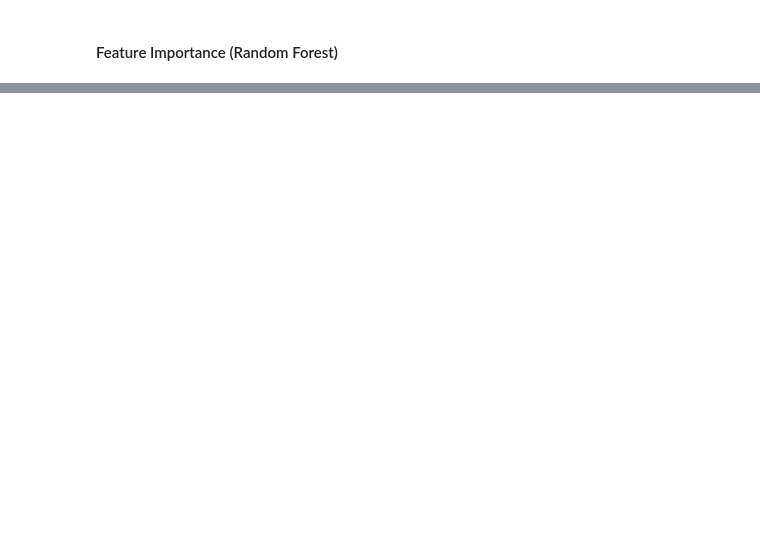
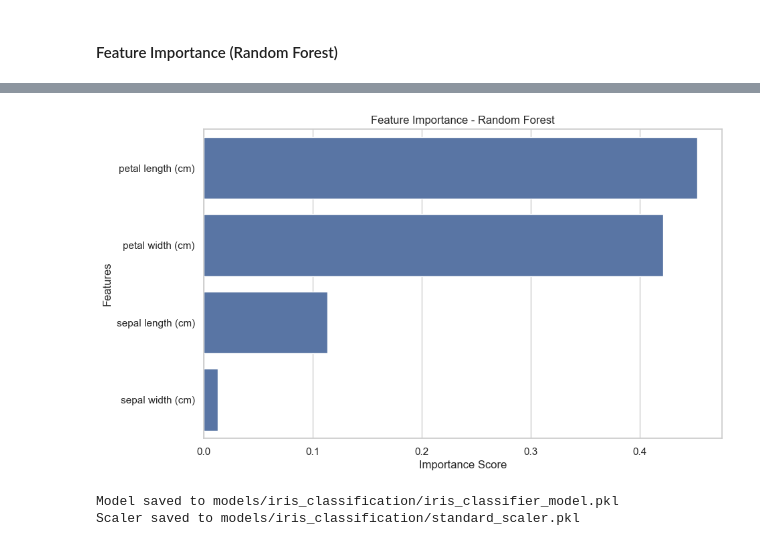
Before and after one commit to kira-1011/Regression-and-Classification-Project, a Jupyter notebook: Classification.ipynb, the cells around one changed output, grey strips where cells are left out. Saved outputs shown, nothing was run; the diff lists cells and outputs as text; code cells hidden in the pictures; blank space fills up the shorter version.

```diff
--- a/Classification.ipynb
+++ b/Classification.ipynb
@@ -312,7 +336,7 @@ features = X.columns
 
 # Plotting feature importance
 plt.figure(figsize=(10, 6))
-sns.barplot(x=importances[indices], y=features[indices], palette='viridis')
+sns.barplot(x=importances[indices], y=features[indices])
 plt.title('Feature Importance - Random Forest')
 plt.xlabel("Importance Score")
 plt.ylabel("Features")
@@ -328,18 +345,23 @@ plt.show()
+[figure, added]
 # %%
 # Create models directory if it doesn't exist
-if not os.path.exists('models'):
-    os.makedirs('models')
+if not os.path.exists("models"):
+    os.makedirs("models")
 
-if not os.path.exists('models/iris_classification'):
-    os.makedirs('models/iris_classification')
+if not os.path.exists("models/iris_classification"):
+    os.makedirs("models/iris_classification")
 
+base = "models/iris_classification/"
 # Save the model
-model_filename = 'models/iris_classification/iris_classifier_model.pkl'
+model_filename = base + "iris_classifier_model.pkl"
 joblib.dump(model, model_filename)
 print(f"Model saved to {model_filename}")
 
 
 # Save the scaler
-scaler_filename = 'models/standard_scaler.pkl'
+scaler_filename = base + "standard_scaler.pkl"
 joblib.dump(scaler, scaler_filename)
 print(f"Scaler saved to {scaler_filename}")
+# %% [output]
+Model saved to models/iris_classification/iris_classifier_model.pkl
+Scaler saved to models/iris_classification/standard_scaler.pkl
```
Also changed, not shown: parts of 7 cells of this notebook, 3 other files.
